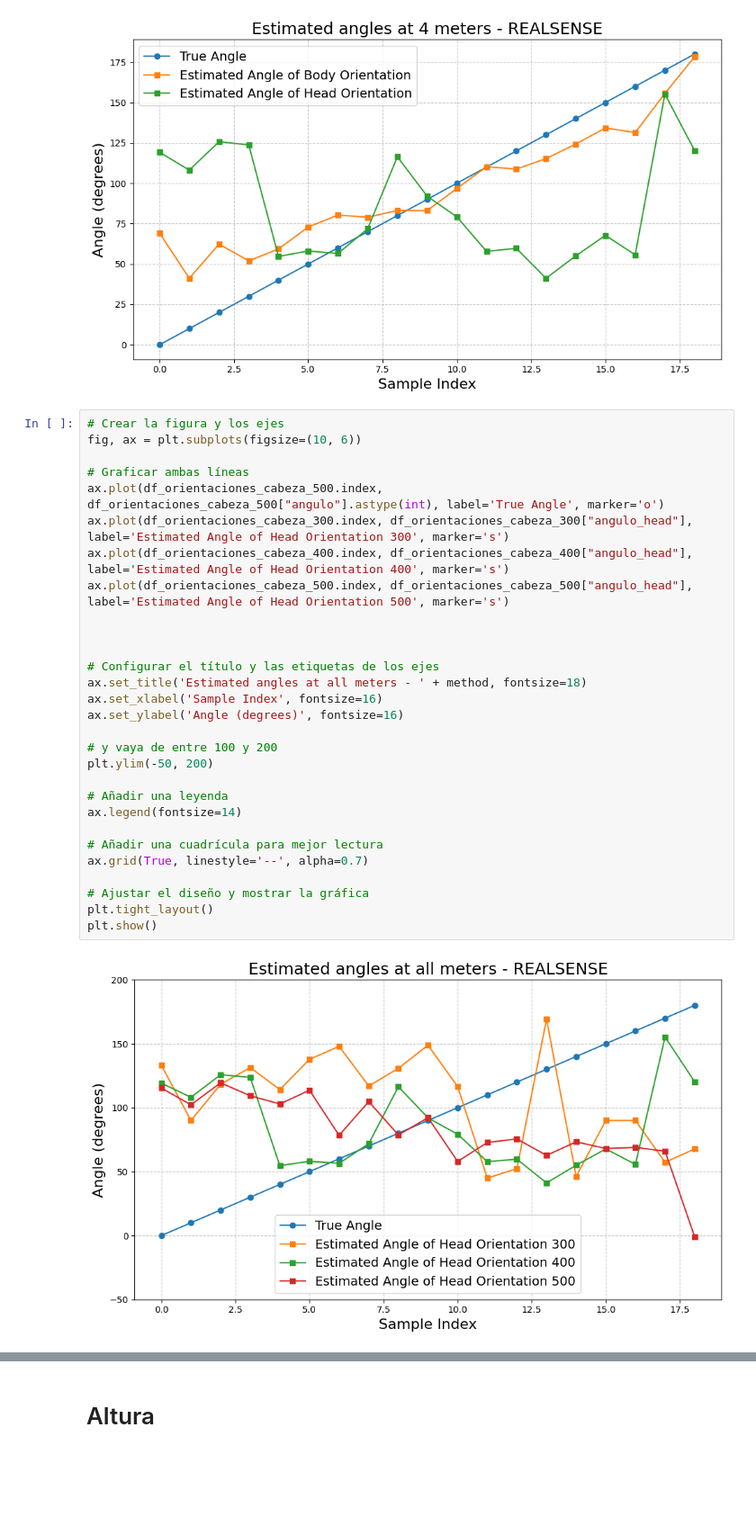
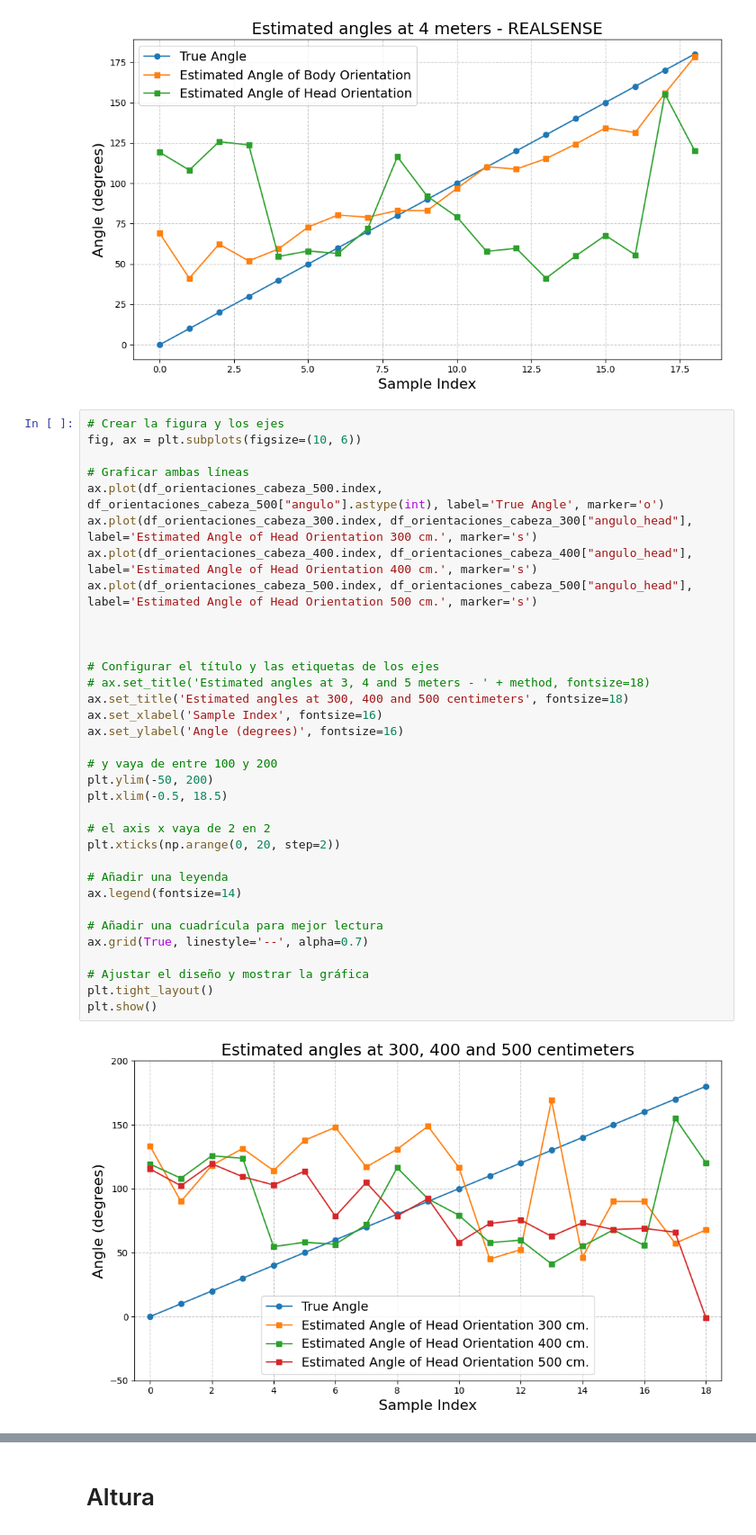
Before and after one commit to stevenaraujo98/integracion_pcl, a Jupyter notebook: get_res.ipynb, the cells around one changed output, grey strips where cells are left out. Shown at 90% size. Drawn from its saved outputs; the diff is of its cells as text; blank space fills up the shorter version.

```diff
--- a/get_res.ipynb
+++ b/get_res.ipynb
@@ -928,34 +929,39 @@ plt.show()
 # %%
 # Crear la figura y los ejes
 fig, ax = plt.subplots(figsize=(10, 6))
 
 # Graficar ambas líneas
 ax.plot(df_orientaciones_cabeza_500.index, df_orientaciones_cabeza_500["angulo"].astype(int), label='True Angle', marker='o')
-ax.plot(df_orientaciones_cabeza_300.index, df_orientaciones_cabeza_300["angulo_head"], label='Estimated Angle of Head Orientation 300', marker='s')
-ax.plot(df_orientaciones_cabeza_400.index, df_orientaciones_cabeza_400["angulo_head"], label='Estimated Angle of Head Orientation 400', marker='s')
-ax.plot(df_orientaciones_cabeza_500.index, df_orientaciones_cabeza_500["angulo_head"], label='Estimated Angle of Head Orientation 500', marker='s')
+ax.plot(df_orientaciones_cabeza_300.index, df_orientaciones_cabeza_300["angulo_head"], label='Estimated Angle of Head Orientation 300 cm.', marker='s')
+ax.plot(df_orientaciones_cabeza_400.index, df_orientaciones_cabeza_400["angulo_head"], label='Estimated Angle of Head Orientation 400 cm.', marker='s')
+ax.plot(df_orientaciones_cabeza_500.index, df_orientaciones_cabeza_500["angulo_head"], label='Estimated Angle of Head Orientation 500 cm.', marker='s')
 
 
 
 # Configurar el título y las etiquetas de los ejes
-ax.set_title('Estimated angles at all meters - ' + method, fontsize=18)
+# ax.set_title('Estimated angles at 3, 4 and 5 meters - ' + method, fontsize=18)
+ax.set_title('Estimated angles at 300, 400 and 500 centimeters', fontsize=18)
 ax.set_xlabel('Sample Index', fontsize=16)
 ax.set_ylabel('Angle (degrees)', fontsize=16)
 
 # y vaya de entre 100 y 200
 plt.ylim(-50, 200)
+plt.xlim(-0.5, 18.5)
+
+# el axis x vaya de 2 en 2
+plt.xticks(np.arange(0, 20, step=2))
 
 # Añadir una leyenda
 ax.legend(fontsize=14)
 
 # Añadir una cuadrícula para mejor lectura
 ax.grid(True, linestyle='--', alpha=0.7)
 
 # Ajustar el diseño y mostrar la gráfica
 plt.tight_layout()
 plt.show()
 # %% [output]
-[figure, old version]
+[figure, new version]
 # %%
 # Crear la figura y los ejes
 fig, ax = plt.subplots(figsize=(10, 6))
```
Also changed, not shown: parts of 13 cells of this notebook.
